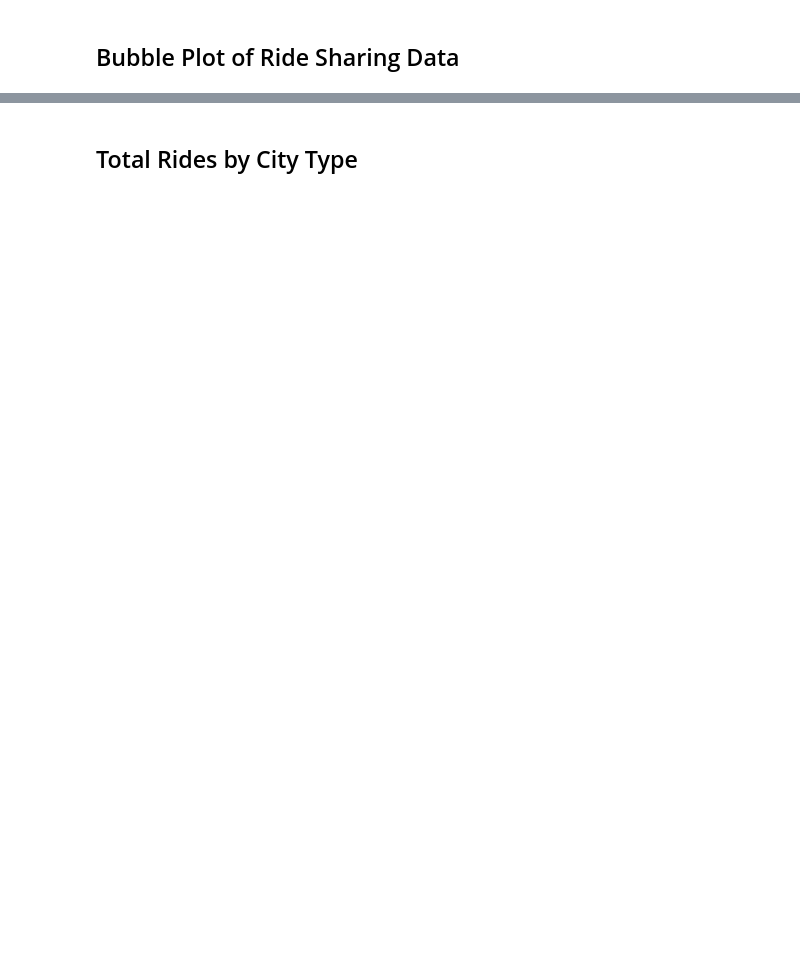
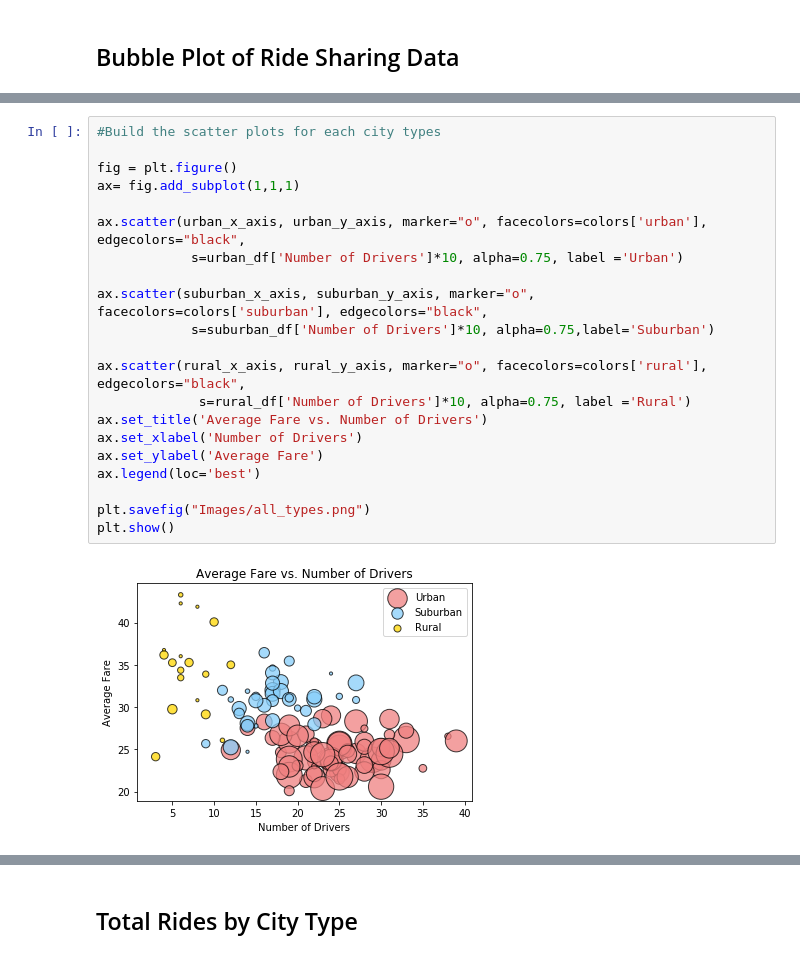
Before and after one commit to warnerm06/Pyber, a Jupyter notebook: pyber_solved_MEW.ipynb, the cells around one changed output, grey strips where cells are left out. Saved outputs shown, nothing was run; the diff lists cells and outputs as text; blank space fills up the shorter version.

```diff
--- a/pyber_solved_MEW.ipynb
+++ b/pyber_solved_MEW.ipynb
@@ -92,0 +110,23 @@ plt.show()
+# %%
+#Build the scatter plots for each city types
+
+fig = plt.figure()
+ax= fig.add_subplot(1,1,1)
+
+ax.scatter(urban_x_axis, urban_y_axis, marker="o", facecolors=colors['urban'], edgecolors="black",
+            s=urban_df['Number of Drivers']*10, alpha=0.75, label ='Urban')
+
+ax.scatter(suburban_x_axis, suburban_y_axis, marker="o", facecolors=colors['suburban'], edgecolors="black",
+            s=suburban_df['Number of Drivers']*10, alpha=0.75,label='Suburban')
+
+ax.scatter(rural_x_axis, rural_y_axis, marker="o", facecolors=colors['rural'], edgecolors="black",
+             s=rural_df['Number of Drivers']*10, alpha=0.75, label ='Rural')
+ax.set_title('Average Fare vs. Number of Drivers')
+ax.set_xlabel('Number of Drivers')
+ax.set_ylabel('Average Fare')
+ax.legend(loc='best')
+
+plt.savefig("Images/all_types.png")
+plt.show()
+# %% [output]
+[figure, added]
```
Also changed, not shown: parts of 18 cells of this notebook, 6 other files.
